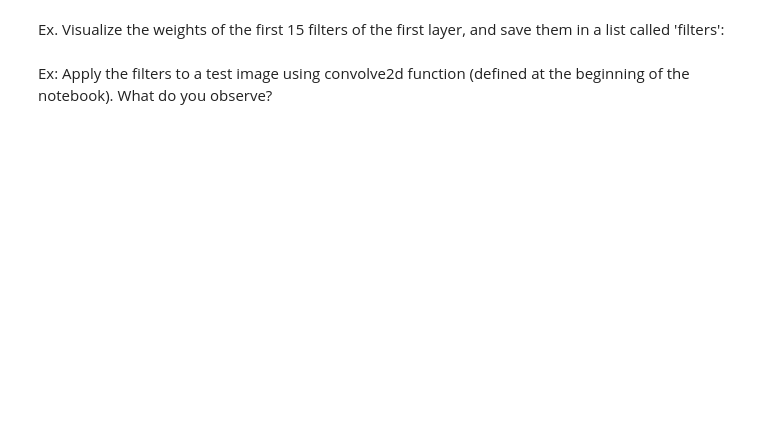
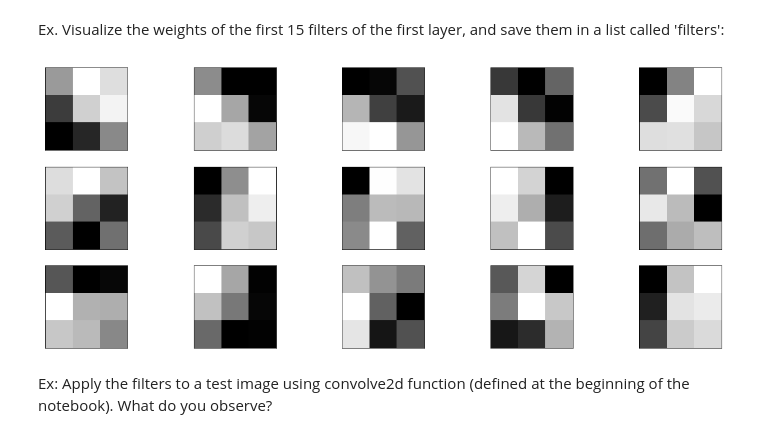
Before and after one commit to bichopaulinho/DeepLearningCourse, a Jupyter notebook: 03_ConvNets/07_CNN_main-student_version.ipynb, the cells around one changed output. Drawn from its saved outputs; the diff is of its cells as text; code cells hidden in the pictures; blank space fills up the shorter version.

```diff
--- a/03_ConvNets/07_CNN_main-student_version.ipynb
+++ b/03_ConvNets/07_CNN_main-student_version.ipynb
@@ -391,11 +408,13 @@ Ex. Visualize the weights of the first 15 filters of the first layer, and save t
 # %%
 # Visualize weights
 figure = plt.figure(figsize=(20, 8))
 filters = []
 for i, index in enumerate(range(15)):
     ax = figure.add_subplot(3, 5, i + 1, xticks=[], yticks=[])
-    top_layer = model.layers[0]
+    top_layer = my_cnn.layers[0]
     plt.imshow(top_layer.get_weights()[0][:, :, :, i].squeeze(), cmap='gray')
     filters.append(top_layer.get_weights()[0][:, :, :, i].squeeze())
+# %% [output]
+[figure, added]
 # %% [markdown]
 Ex: Apply the filters to a test image using convolve2d function (defined at the beginning of the notebook). What do you observe?
```
Also changed, not shown: parts of 20 cells of this notebook, 2 other files.
